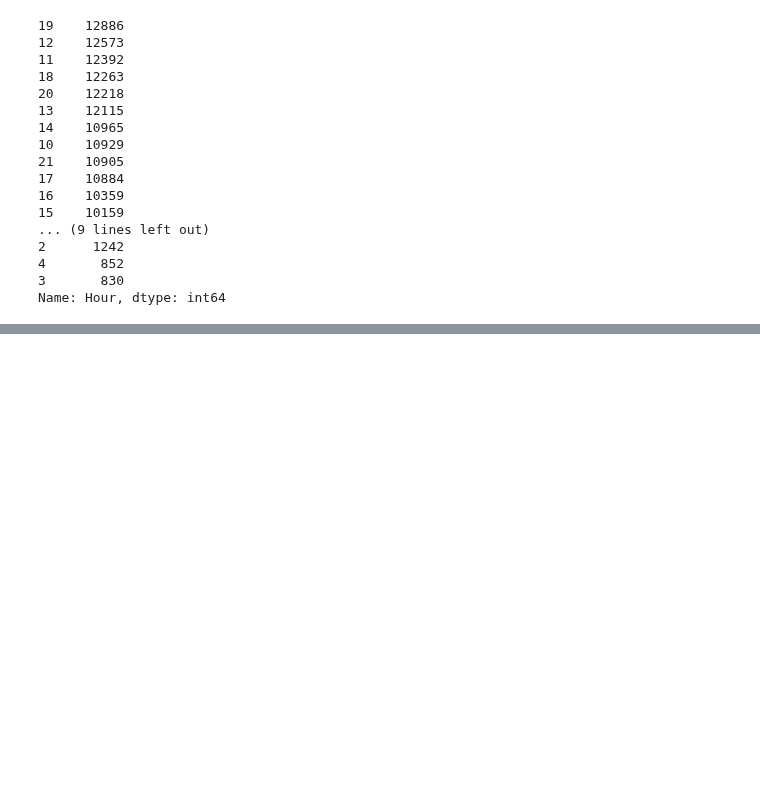
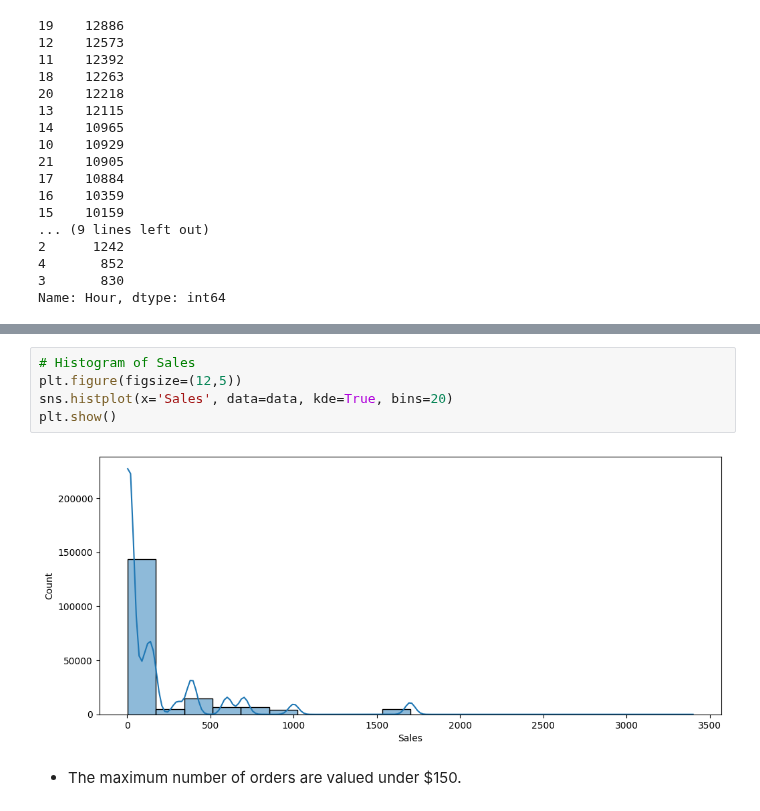
Before and after one commit to Akshay-Paunikar/Statistics_for_Data_Science, a Jupyter notebook: Complete_Statistics_Implementation_for_Data_Science.ipynb, the cells around one changed output, grey strips where cells are left out. Drawn from its saved outputs; the diff is of its cells as text; blank space fills up the shorter version.

```diff
--- a/Complete_Statistics_Implementation_for_Data_Science.ipynb
+++ b/Complete_Statistics_Implementation_for_Data_Science.ipynb
@@ -365,0 +420,9 @@ Name: Hour, dtype: int64
+# %%
+# Histogram of Sales
+plt.figure(figsize=(12,5))
+sns.histplot(x='Sales', data=data, kde=True, bins=20)
+plt.show()
+# %% [output]
+[figure, added]
+# %% [markdown]
+ - The maximum number of orders are valued under $150.
```
Also changed, not shown: parts of 4 cells of this notebook.
